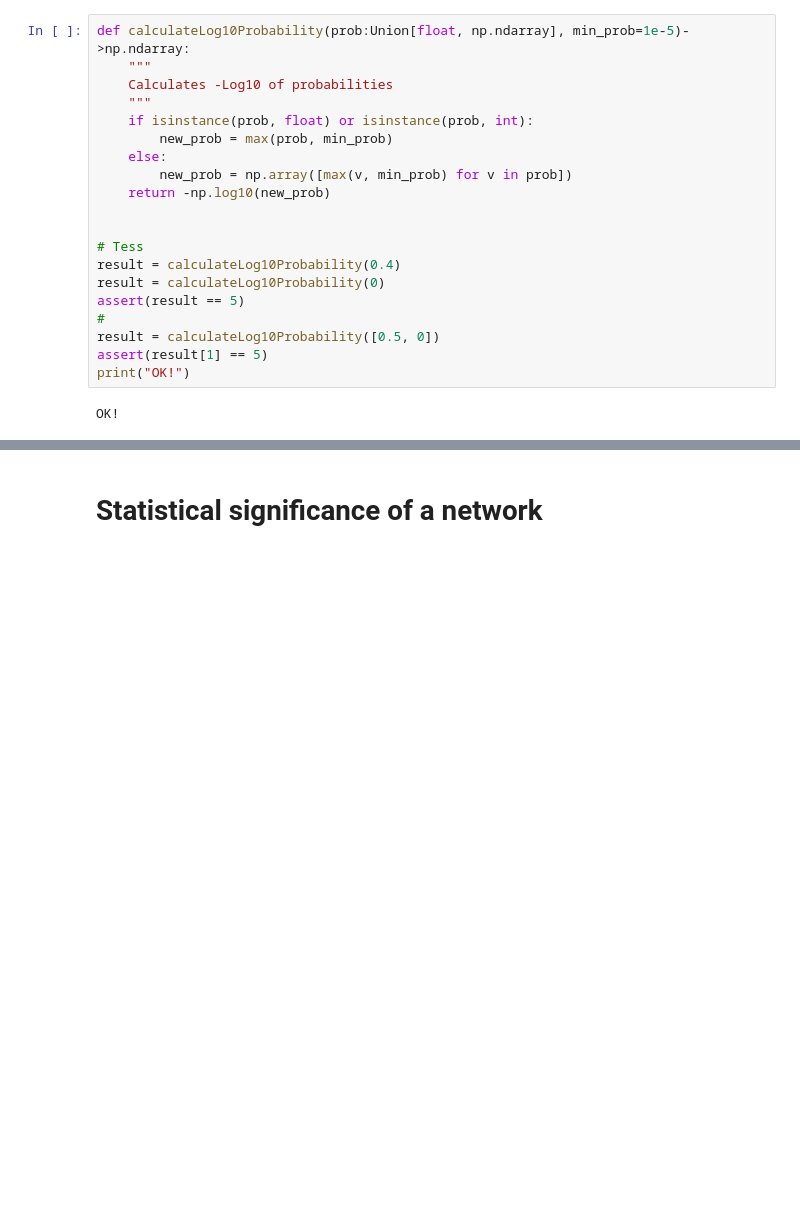
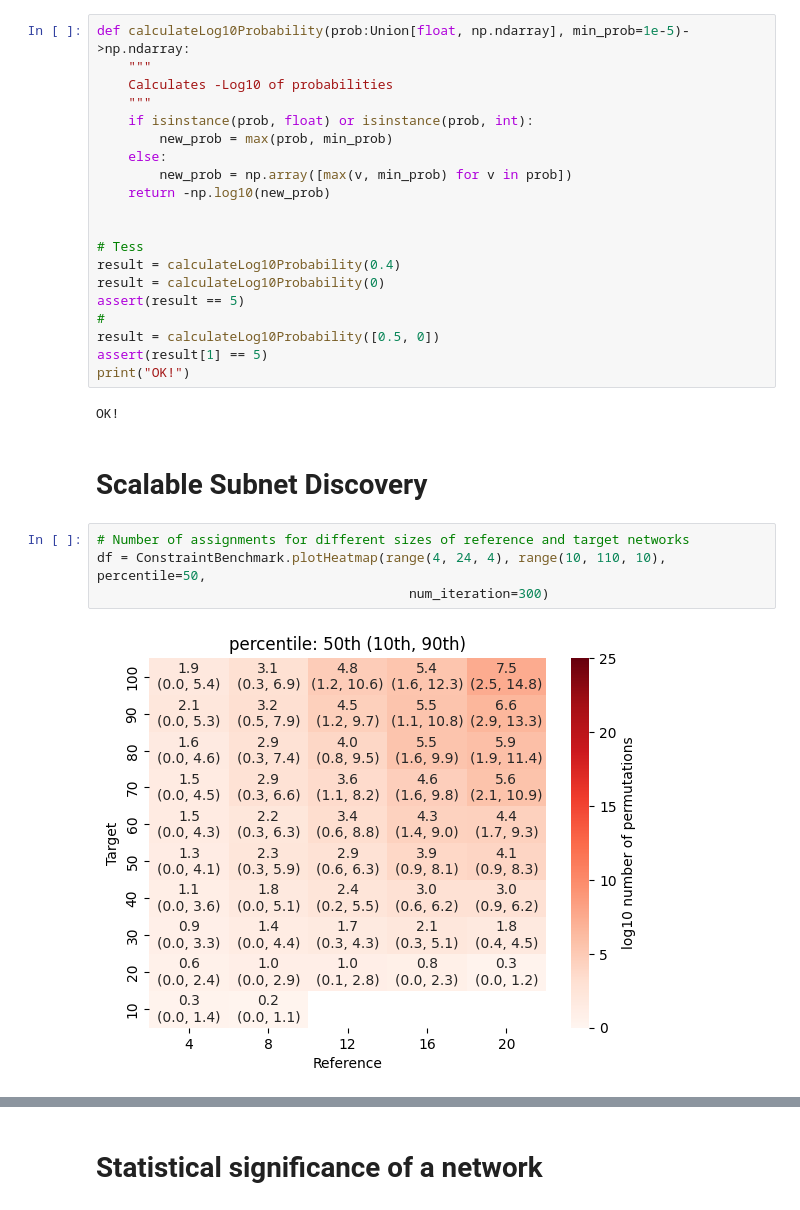
Before and after one commit to ModelEngineering/pySubnetSB, a Jupyter notebook: notebooks/plot_for_paper.ipynb, the cells around one changed output, grey strips where cells are left out. Cells and saved outputs as stored; diff of their text form; blank space fills up the shorter version.

Commit message:
Updated data; added figures; improved ConstraintBenchmark; generating paper plots.

```diff
--- a/notebooks/plot_for_paper.ipynb
+++ b/notebooks/plot_for_paper.ipynb
@@ -296,3 +307,11 @@ assert(result[1] == 5)
 print("OK!")
 # %% [output]
 OK!
+# %% [markdown]
+# Scalable Subnet Discovery
+# %%
+# Number of assignments for different sizes of reference and target networks
+df = ConstraintBenchmark.plotHeatmap(range(4, 24, 4), range(10, 110, 10), percentile=50,
+                                        num_iteration=300)
+# %% [output]
+[figure, added]
```
Also changed, not shown: parts of 20 cells of this notebook, 5 other files.
